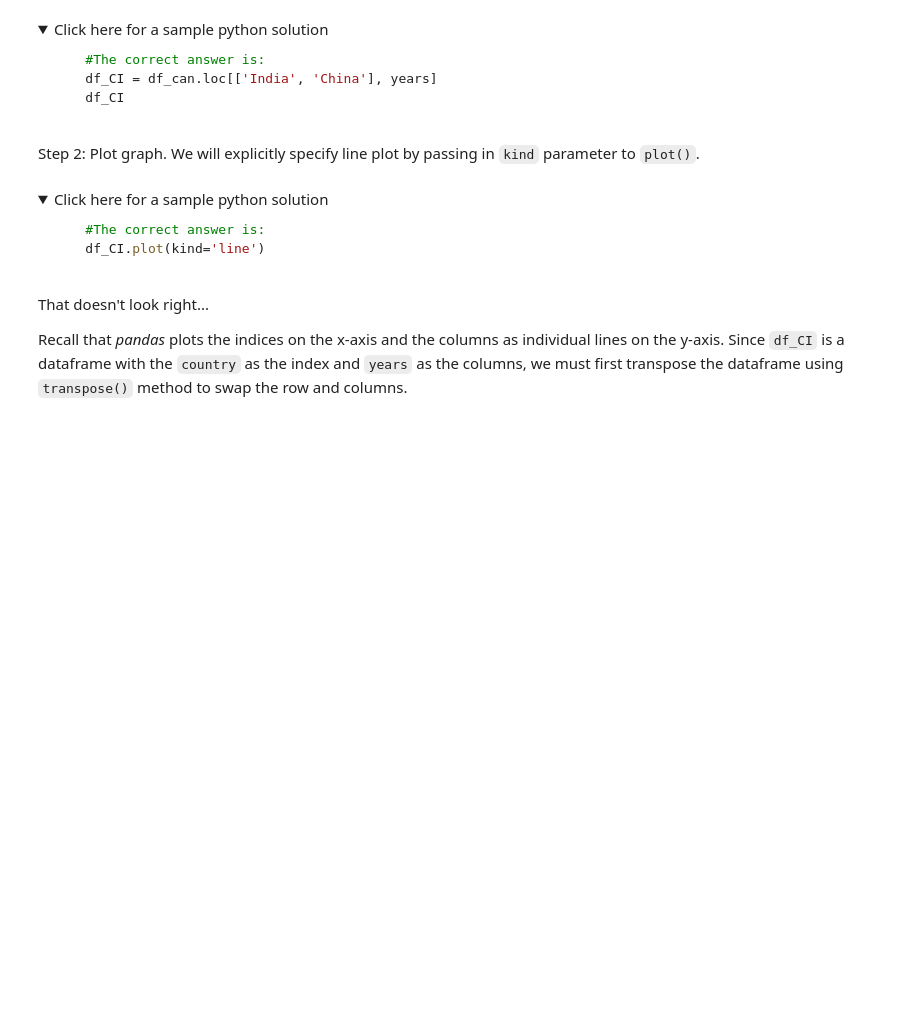
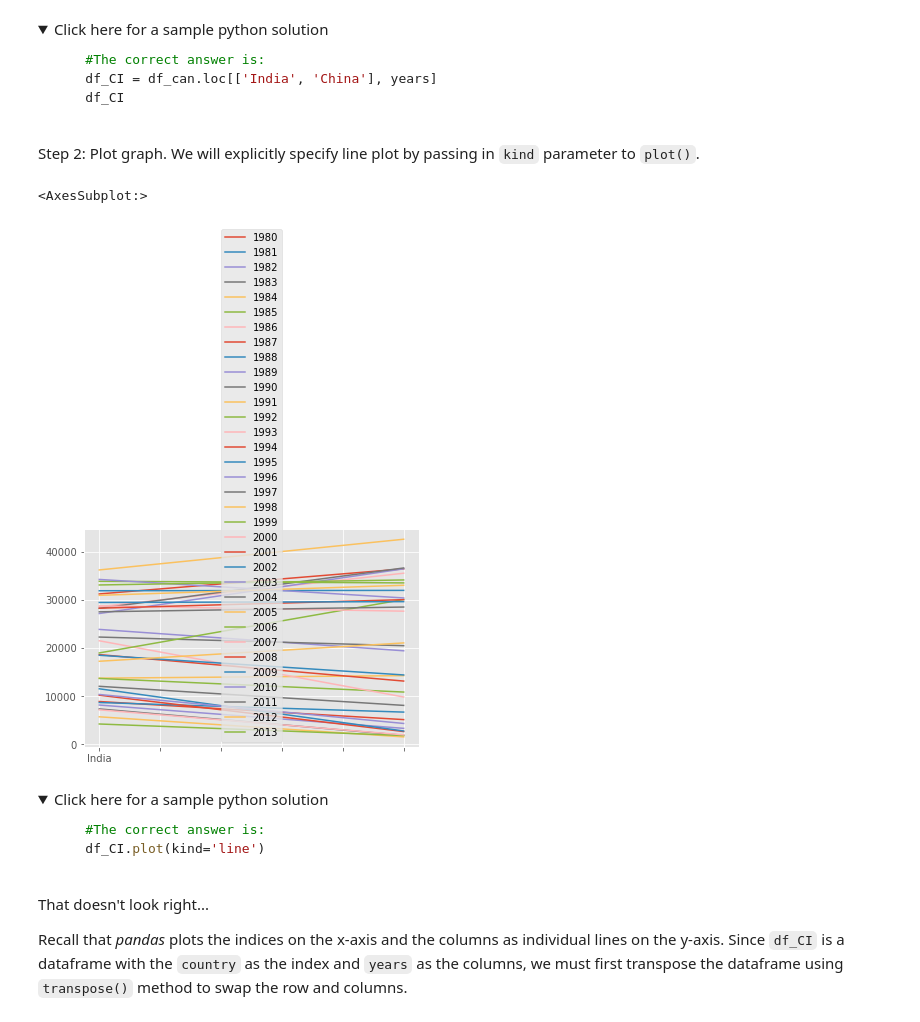
Before and after one commit to ThivaV/Data_Visualization_with_Python, a Jupyter notebook: week_1/DV0101EN-Exercise-Introduction-to-Matplotlib-and-Line-Plots.ipynb, the cells around one changed output. Drawn from its saved outputs; the diff is of its cells as text; code cells hidden in the pictures; folded sections open; blank space fills up the shorter version.

```diff
--- a/week_1/DV0101EN-Exercise-Introduction-to-Matplotlib-and-Line-Plots.ipynb
+++ b/week_1/DV0101EN-Exercise-Introduction-to-Matplotlib-and-Line-Plots.ipynb
@@ -715,3 +719,5 @@ Step 1: Get the data set for China and India, and display the dataframe.
 ### type your answer here
 # df_CI = ...
 # df_CI
+df_CI = df_can.loc[['India', 'China'], years]
+df_CI
@@ -730,6 +741,10 @@ Step 2: Plot graph. We will explicitly specify line plot by passing in `kind` pa
 # %%
 ### type your answer here
 # df_CI. ...
+df_CI.plot(kind='line')
+# %% [output]
+<AxesSubplot:>
+[figure, added]
 # %% [markdown]
 <details><summary>Click here for a sample python solution</summary>
 
```
Also changed, not shown: parts of 11 cells of this notebook, 7 other files.
